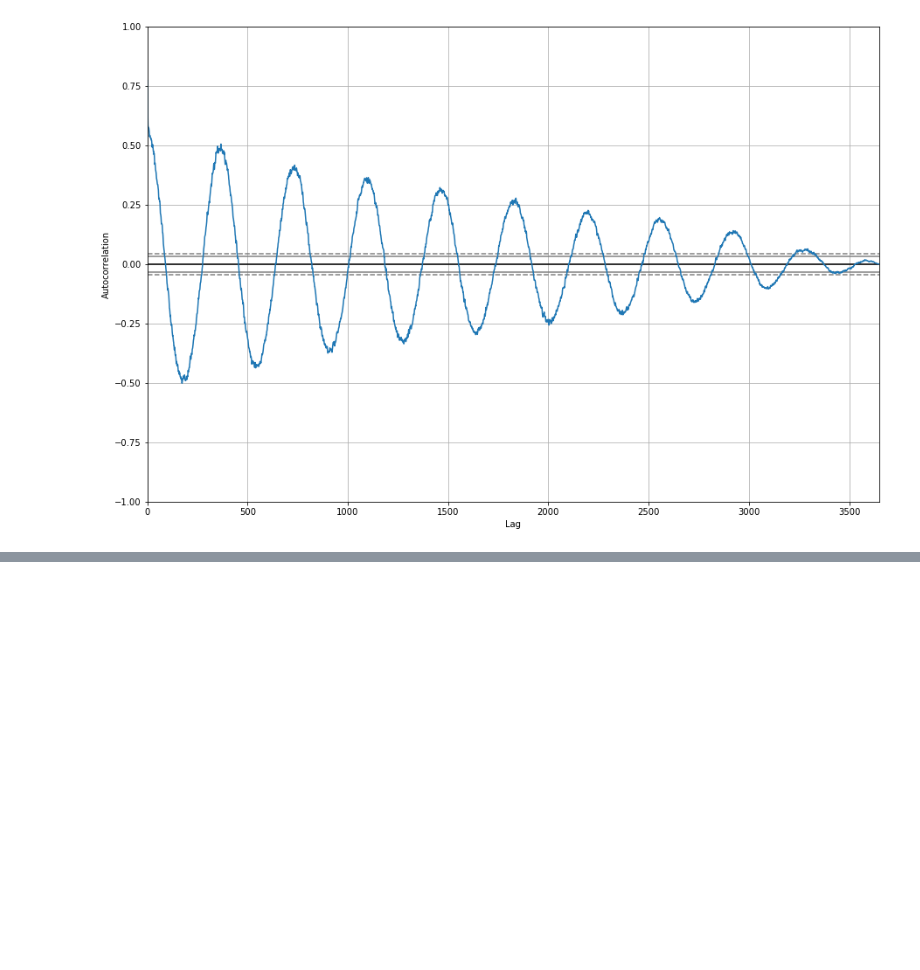
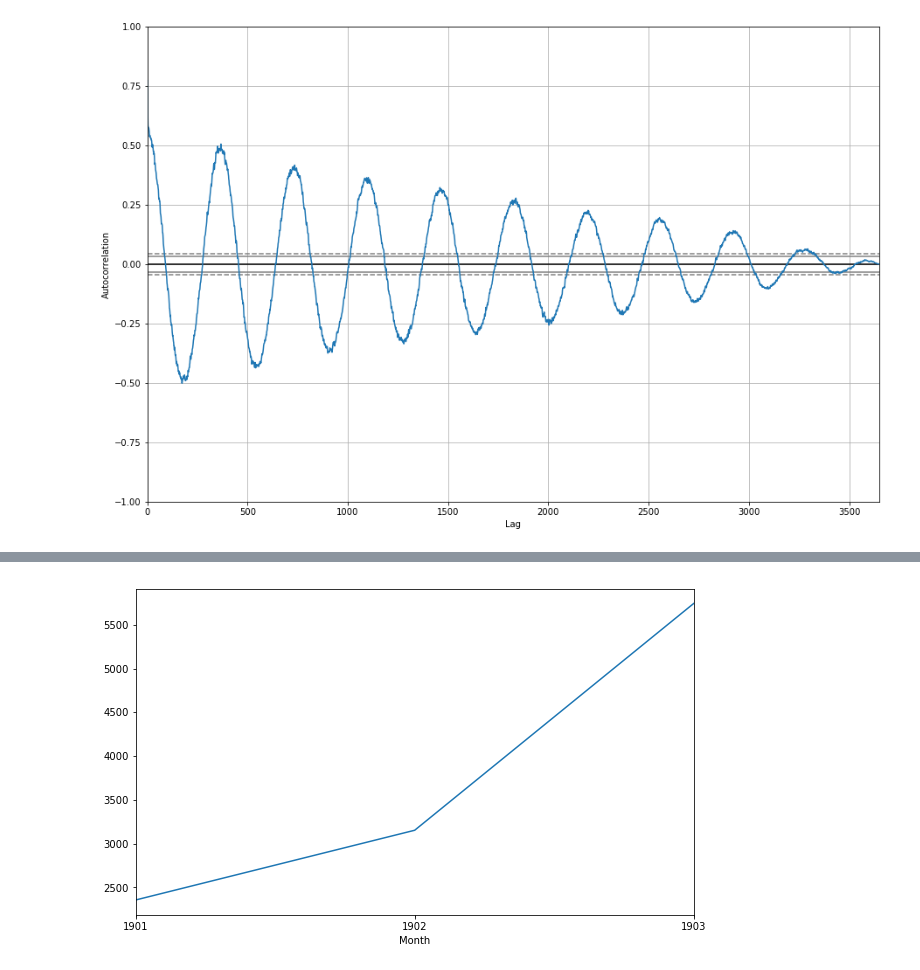
Before and after one commit to chirathdevinda/Time-Series-Forecasting, a Jupyter notebook: Lessons.ipynb, the cells around one changed output, grey strips where cells are left out. Saved outputs shown, nothing was run; the diff lists cells and outputs as text; code cells hidden in the pictures; blank space fills up the shorter version.

```diff
--- a/Lessons.ipynb
+++ b/Lessons.ipynb
@@ -344,0 +436,14 @@ plt.show()
+# %%
+# Down sampled to yearly intervals
+import pandas as pd
+import matplotlib.pyplot as plt
+
+def parser(x):
+    return pd.datetime.strptime('190'+x, '%Y-%m')
+
+series = pd.read_csv("DataSets\shampoo-sales.csv", header=0, parse_dates=[0], index_col=0, squeeze=True, date_parser=parser)
+yearly_mean_sales = series.resample('A').sum()
+yearly_mean_sales.plot(figsize=(10,6))
+plt.show()
+# %% [output]
+[figure, added]
```
Also changed, not shown: parts of 3 cells of this notebook.
